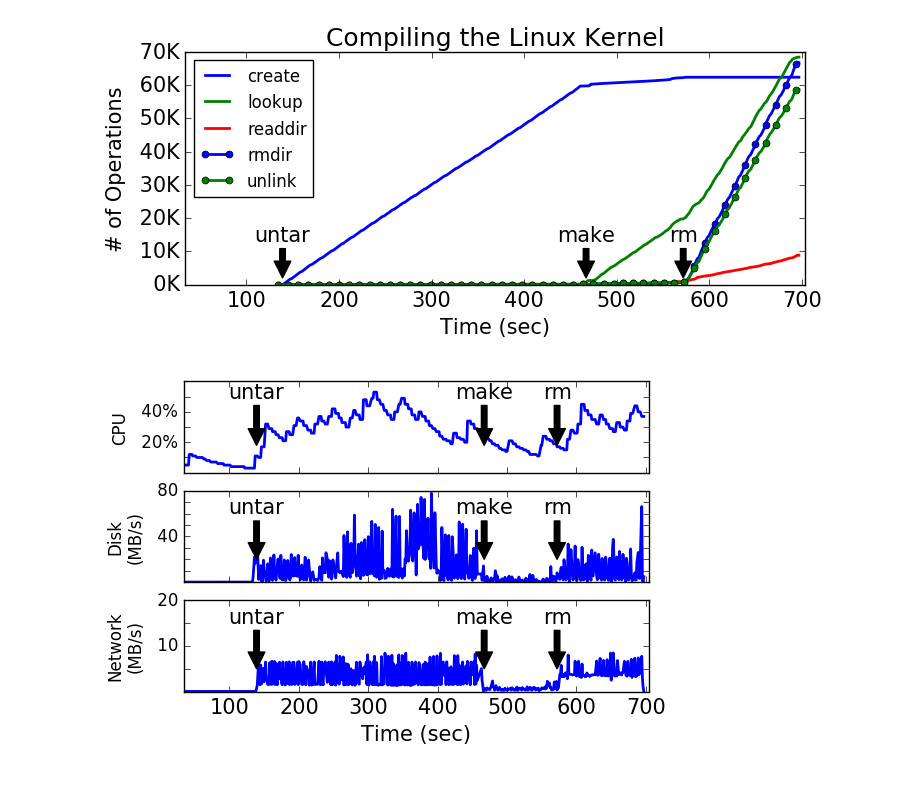
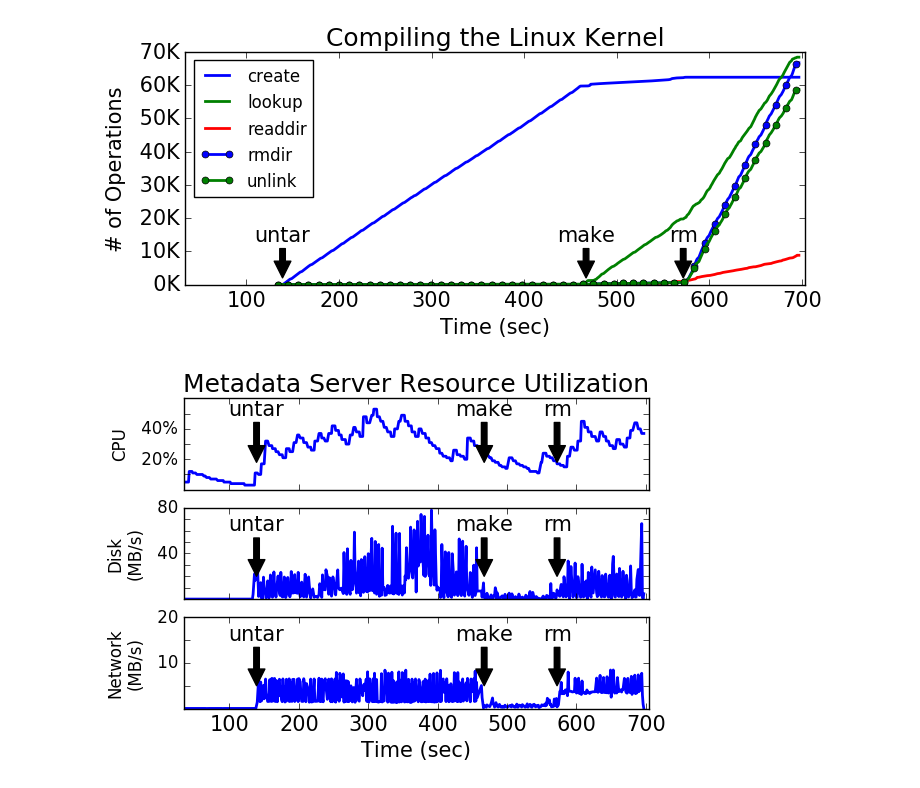
Before and after one commit to michaelsevilla/cudele-popper, a Jupyter notebook: experiments/baseline-compile/visualize/viz.ipynb, the cells around one changed output. Drawn from its saved outputs; the diff is of its cells as text; code cells hidden in the pictures.

```diff
--- a/experiments/baseline-compile/visualize/viz.ipynb
+++ b/experiments/baseline-compile/visualize/viz.ipynb
@@ -81,31 +81,32 @@ df_util['Disk'] = df_util['node1-sdc'] + df_util['node2-sdc'] + df_util['node3-s
 fig, ax = plt.subplots(3, 1, figsize=(6, 4))
 args = {'x': 'Time (sec)', 'lw': 2}#, 'colors': ['blue', 'green', 'red']}
 df_util.plot(ax=ax[0], y=['CPU'], **args)
 df_util.plot(ax=ax[1], y=['Disk'], **args)
 df_util.plot(ax=ax[2], y=['Network'], **args)
 
 # add arrows
 job = '../results/compile-threads-4-node-5-2017-12-11-20:15:24.txt'
 plot_phases(ax[0], df, job, y0=0.18, y1=0.49)
 plot_phases(ax[1], df, job, y0=20000, y1=60000)
 plot_phases(ax[2], df, job, y0=5000, y1=15000)
 
 # format
 for a in ax:
     a.legend().remove()
     a.set_xlabel("")
     a.set_xticklabels([])
     a.set_xlim(1513045534 - 100, 1513045534 + 570)
+ax[0].set_title("Metadata Server Resource Utilization")
 ax[0].set_ylabel("CPU", fontsize=12)
 ax[0].set_ylim(0, 0.6)
 ax[0].set_yticklabels(trim(2, ['{:3.0f}%'.format(y*100) for y in ax[0].get_yticks()]), fontsize=12)
 ax[1].set_ylabel("Disk\n(MB/s)", fontsize=12)
 ax[1].set_yticklabels(trim(4, ['{:3.0f}'.format(y/1000) for y in ax[1].get_yticks()]), fontsize=12)
 ax[2].set_ylabel("Network\n(MB/s)", fontsize=12)
 ax[2].set_ylim(0, 20000)
 ax[2].set_yticklabels(trim(2, ['{:3.0f}'.format(y/1000) for y in ax[2].get_yticks()]), fontsize=12)
 ax[2].set_xticklabels(range(0, 1000, 100))
 ax[2].set_xlabel("Time (sec)")
 fig.savefig('../../../paper/graphs/overhead-creates.png', bbox_inches='tight', dpi=400)
 # %% [output]
-[figure, old version]
+[figure, new version]
```
Also changed, not shown: 10 other files.
